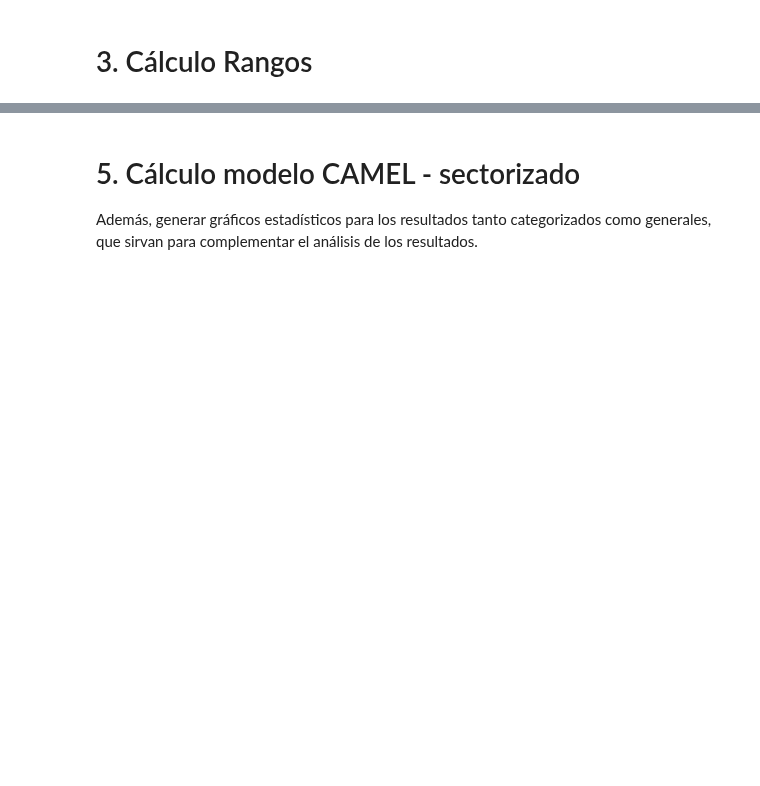
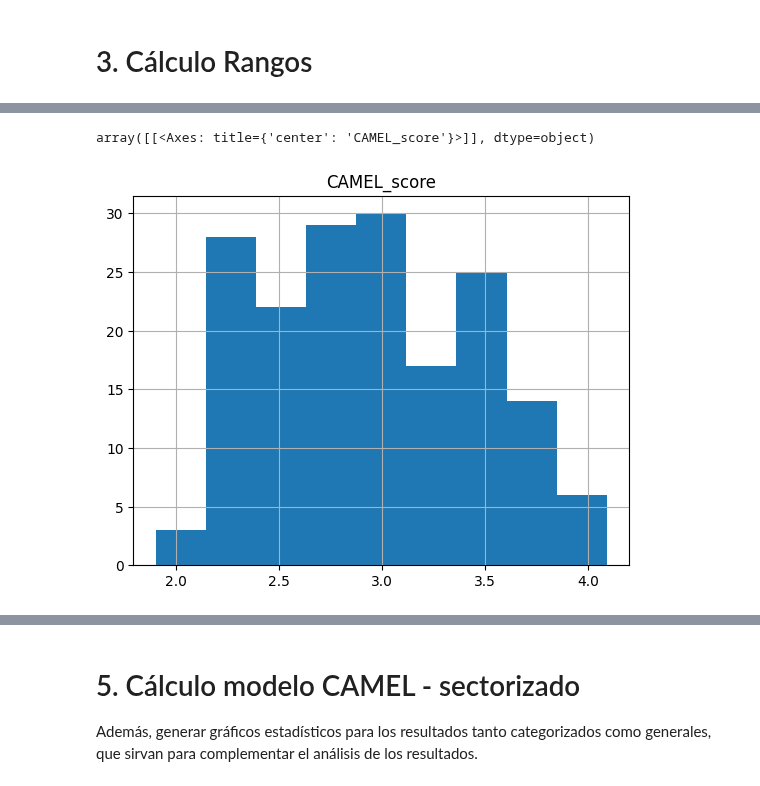
Before and after one commit to jhquiza/proyecto-riesgos, a Jupyter notebook: camel/9.Resultado_modelo_CAMEL.ipynb, the cells around one changed output, grey strips where cells are left out. Cells and saved outputs as stored; diff of their text form; code cells hidden in the pictures; blank space fills up the shorter version.

```diff
--- a/camel/9.Resultado_modelo_CAMEL.ipynb
+++ b/camel/9.Resultado_modelo_CAMEL.ipynb
@@ -778,0 +554,3 @@ camel_definitivo.sort_values(by="CAMEL_score",ascending=False)
+# %%
+camel_pesos_sin_ponderar = calcular_camel(calificaciones, pesos)
+camel_pesos_sin_ponderar.sort_values(by="CAMEL_score", ascending=False)
@@ -778,0 +588,19 @@ camel_definitivo.sort_values(by="CAMEL_score",ascending=False)
+# %%
+calificaciones_camel = pd.merge(
+    df_calificaciones,
+    camel_pesos_sin_ponderar.set_index("ID_cooperativa"),
+    left_index=True,
+    right_index=True,
+    how="left"
+)
+
+calificaciones_camel = pd.merge(
+    calificaciones_camel,
+    camel_pesos_ponderados.set_index("ID_cooperativa"),
+    left_index=True,
+    right_index=True,
+    how="left",
+    suffixes=('_sin_ponderar', '_ponderado')
+)
+
+calificaciones_camel
@@ -778,0 +622,5 @@ camel_definitivo.sort_values(by="CAMEL_score",ascending=False)
+# %%
+camel_pesos_sin_ponderar.hist(bins='sturges')
+# %% [output]
+array([[<Axes: title={'center': 'CAMEL_score'}>]], dtype=object)
+[figure, added]
```
Also changed, not shown: parts of 40 cells of this notebook, 1 other file.
